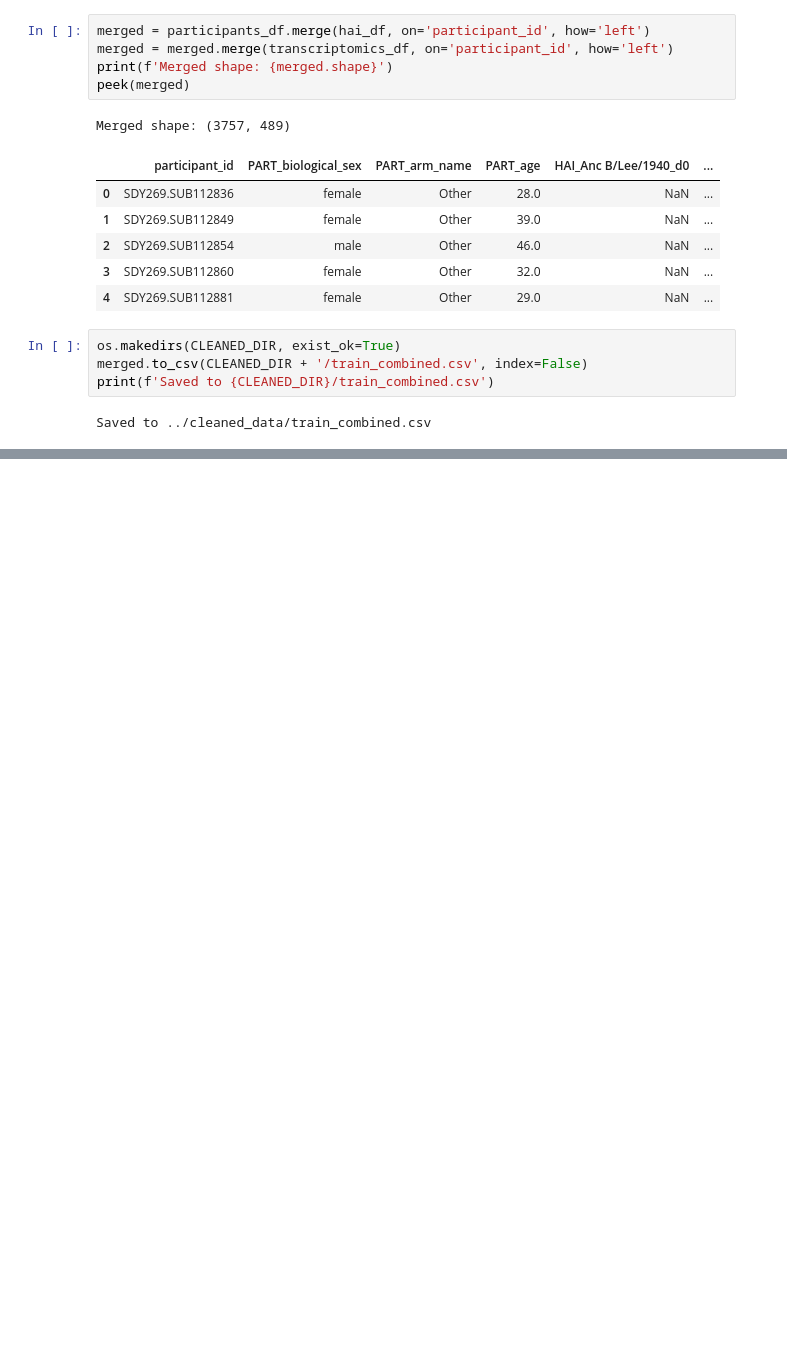
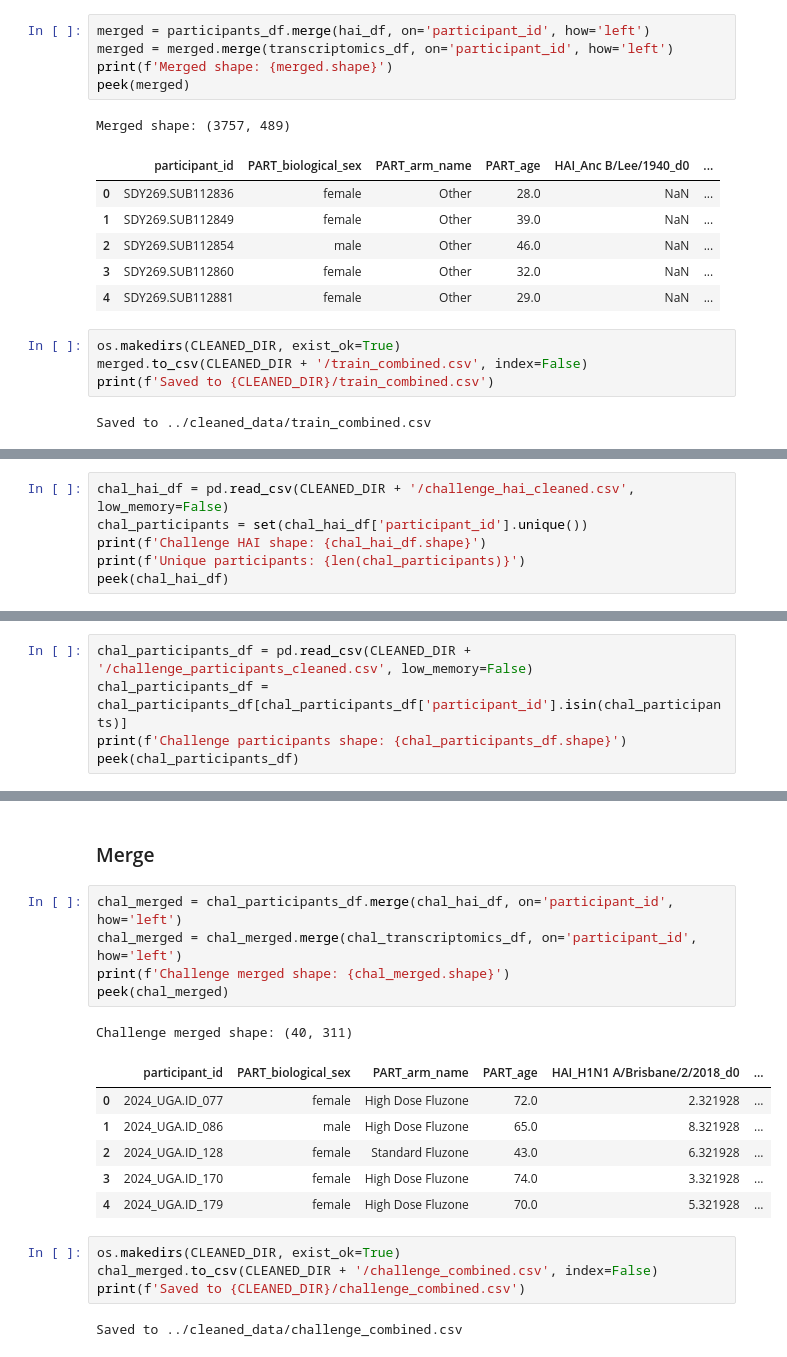
Before and after one commit to DirtyChay/cmi-flu-prediction-challenge-capstone, a Jupyter notebook: data_cleaning/join_cleaned_data.ipynb, the cells around one changed output, grey strips where cells are left out. Saved outputs shown, nothing was run; the diff lists cells and outputs as text; blank space fills up the shorter version.

```diff
--- a/data_cleaning/join_cleaned_data.ipynb
+++ b/data_cleaning/join_cleaned_data.ipynb
@@ -83,0 +93,6 @@ Saved to ../cleaned_data/train_combined.csv
+# %%
+chal_hai_df = pd.read_csv(CLEANED_DIR + '/challenge_hai_cleaned.csv', low_memory=False)
+chal_participants = set(chal_hai_df['participant_id'].unique())
+print(f'Challenge HAI shape: {chal_hai_df.shape}')
+print(f'Unique participants: {len(chal_participants)}')
+peek(chal_hai_df)
@@ -83,0 +108,5 @@ Saved to ../cleaned_data/train_combined.csv
+# %%
+chal_participants_df = pd.read_csv(CLEANED_DIR + '/challenge_participants_cleaned.csv', low_memory=False)
+chal_participants_df = chal_participants_df[chal_participants_df['participant_id'].isin(chal_participants)]
+print(f'Challenge participants shape: {chal_participants_df.shape}')
+peek(chal_participants_df)
@@ -83,0 +133,21 @@ Saved to ../cleaned_data/train_combined.csv
+# %% [markdown]
+### Merge
+# %%
+chal_merged = chal_participants_df.merge(chal_hai_df, on='participant_id', how='left')
+chal_merged = chal_merged.merge(chal_transcriptomics_df, on='participant_id', how='left')
+print(f'Challenge merged shape: {chal_merged.shape}')
+peek(chal_merged)
+# %% [output]
+Challenge merged shape: (40, 311)
+|  | participant_id | PART_biological_sex | PART_arm_name | PART_age | HAI_H1N1 A/Brisbane/2/2018_d0 | ... |
+| 0 | 2024_UGA.ID_077 | female | High Dose Fluzone | 72.0 | 2.321928 | ... |
+| 1 | 2024_UGA.ID_086 | male | High Dose Fluzone | 65.0 | 8.321928 | ... |
+| 2 | 2024_UGA.ID_128 | female | Standard Fluzone | 43.0 | 6.321928 | ... |
+| 3 | 2024_UGA.ID_170 | female | High Dose Fluzone | 74.0 | 3.321928 | ... |
+| 4 | 2024_UGA.ID_179 | female | High Dose Fluzone | 70.0 | 5.321928 | ... |
+# %%
+os.makedirs(CLEANED_DIR, exist_ok=True)
+chal_merged.to_csv(CLEANED_DIR + '/challenge_combined.csv', index=False)
+print(f'Saved to {CLEANED_DIR}/challenge_combined.csv')
+# %% [output]
+Saved to ../cleaned_data/challenge_combined.csv
```
Also changed, not shown: parts of 12 cells of this notebook, 1 other file.
